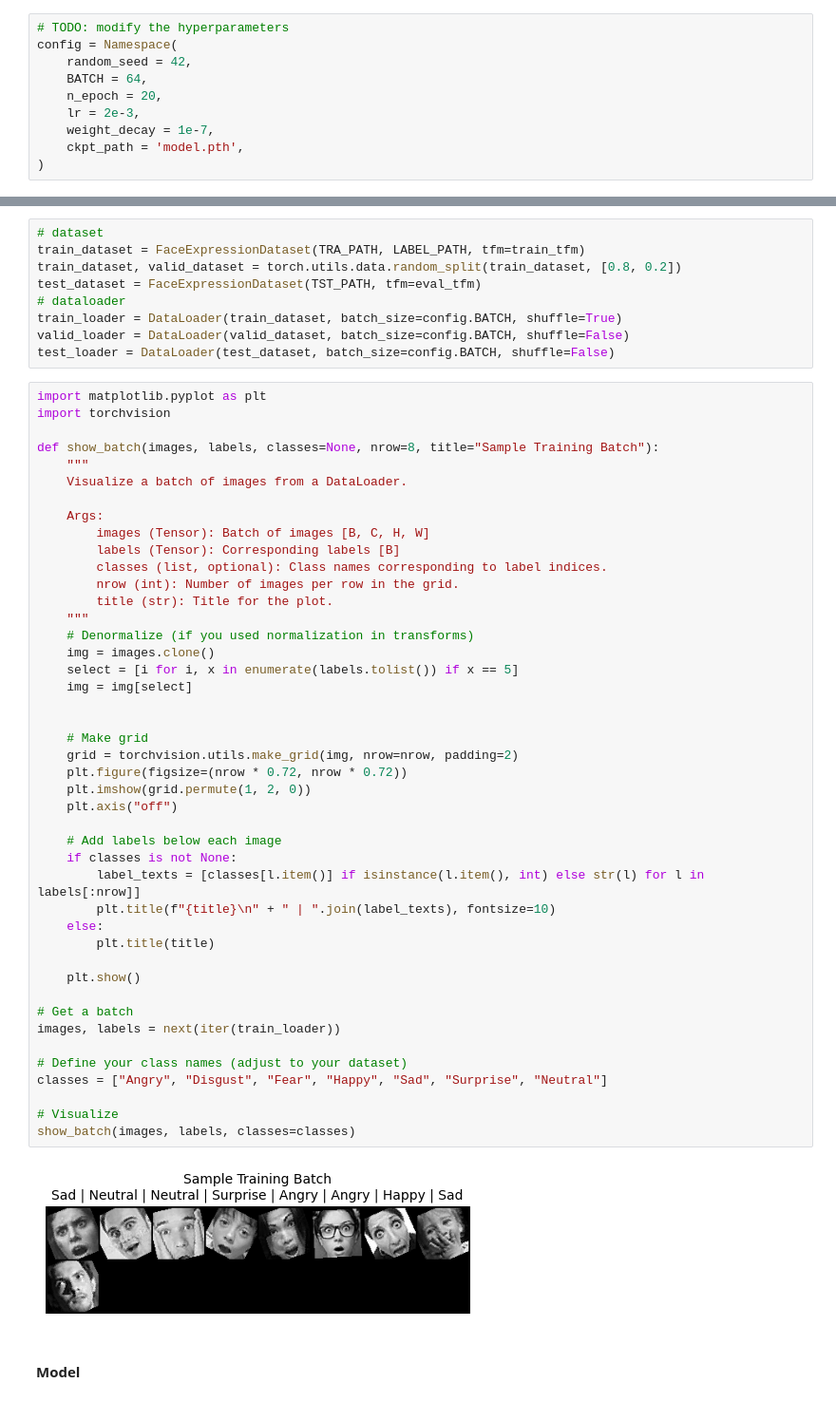
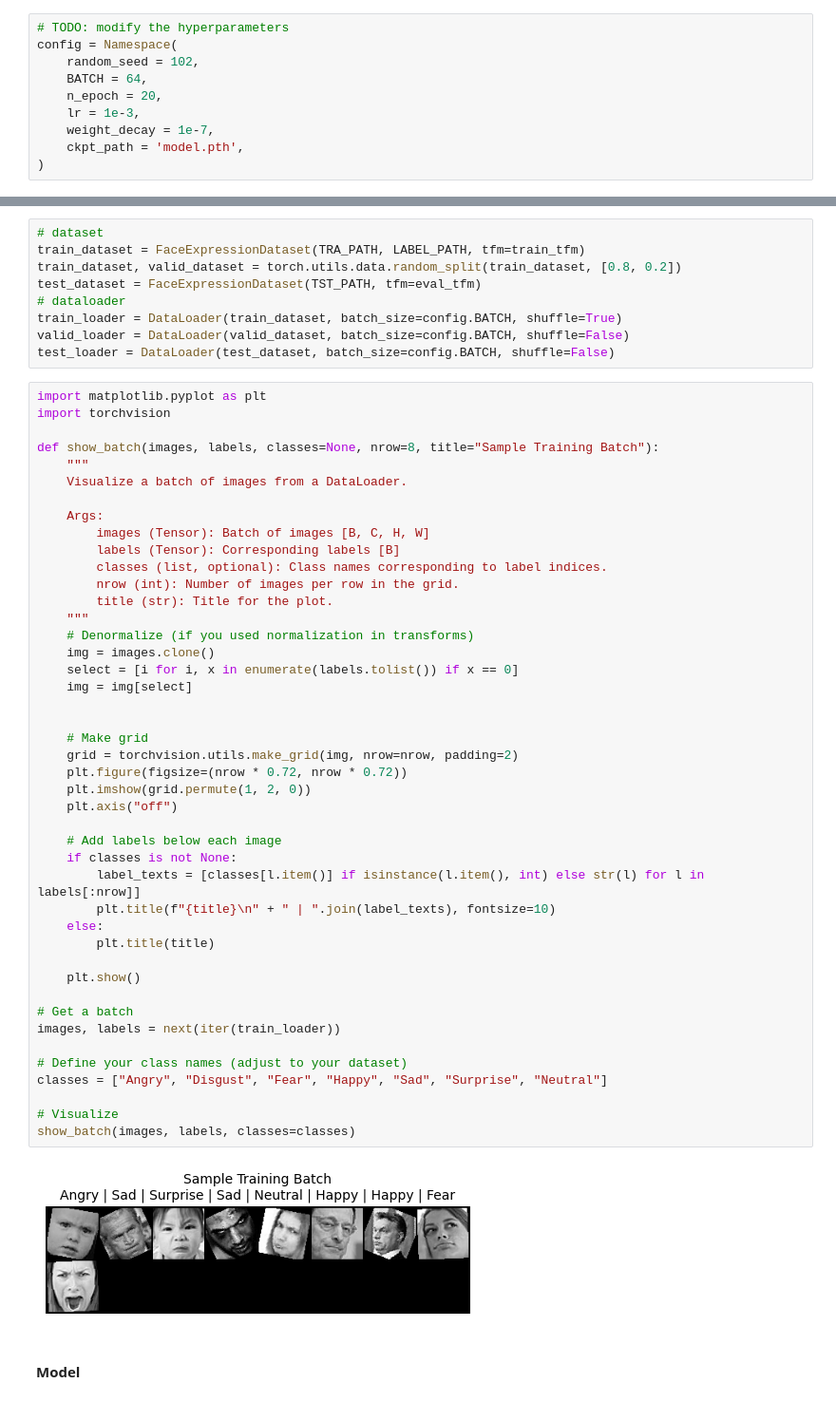
Before and after one commit to Tank86092/NTU2025ML, a Jupyter notebook: HW2/2025ML_HW2_pretrained.ipynb, the cells around one changed output, grey strips where cells are left out. Shown: that part at 95% size. Drawn from its saved outputs; the diff is of its cells as text.

```diff
--- a/HW2/2025ML_HW2_pretrained.ipynb
+++ b/HW2/2025ML_HW2_pretrained.ipynb
@@ -44,10 +45,10 @@ from tqdm import tqdm
 # %%
 # TODO: modify the hyperparameters
 config = Namespace(
-    random_seed = 42,
+    random_seed = 102,
     BATCH = 64,
     n_epoch = 20,
-    lr = 2e-3,
+    lr = 1e-3,
     weight_decay = 1e-7,
     ckpt_path = 'model.pth',
 )
@@ -129,35 +130,35 @@ def show_batch(images, labels, classes=None, nrow=8, title="Sample Training Batc
     """
     # Denormalize (if you used normalization in transforms)
     img = images.clone()
-    select = [i for i, x in enumerate(labels.tolist()) if x == 5]
+    select = [i for i, x in enumerate(labels.tolist()) if x == 0]
     img = img[select]
 
 
     # Make grid
     grid = torchvision.utils.make_grid(img, nrow=nrow, padding=2)
     plt.figure(figsize=(nrow * 0.72, nrow * 0.72))
     plt.imshow(grid.permute(1, 2, 0))
     plt.axis("off")
 
     # Add labels below each image
     if classes is not None:
         label_texts = [classes[l.item()] if isinstance(l.item(), int) else str(l) for l in labels[:nrow]]
         plt.title(f"{title}\n" + " | ".join(label_texts), fontsize=10)
     else:
         plt.title(title)
 
     plt.show()
 
 # Get a batch
 images, labels = next(iter(train_loader))
 
 # Define your class names (adjust to your dataset)
 classes = ["Angry", "Disgust", "Fear", "Happy", "Sad", "Surprise", "Neutral"]
 
 # Visualize
 show_batch(images, labels, classes=classes)
 # %% [output]
-[figure, old version]
+[figure, new version]
 # %% [markdown]
 #### Model
 # %%
```
Also changed, not shown: parts of 3 cells of this notebook.
